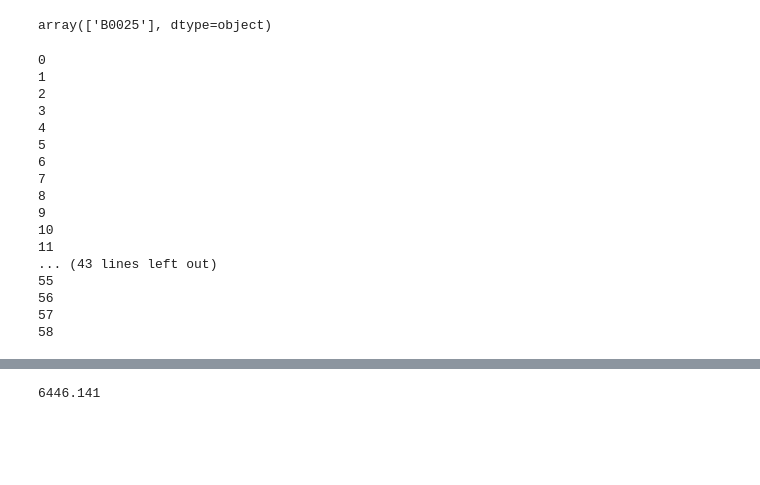
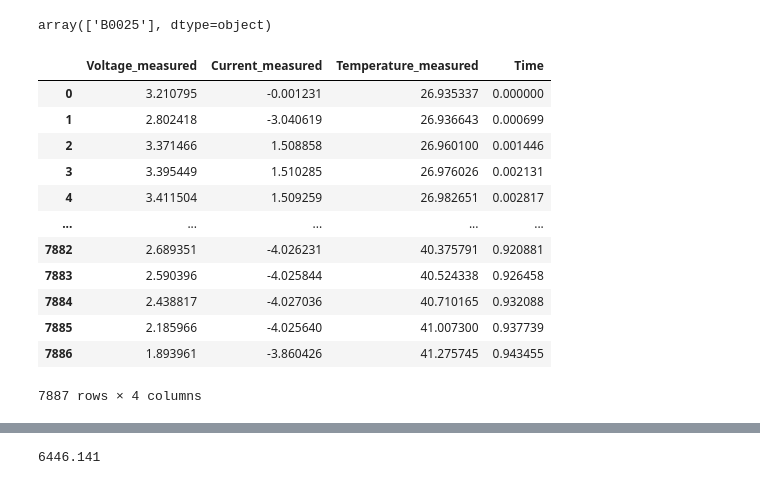
Before and after one commit to SilvianC/Almighty, a Jupyter notebook: data/BMS 데이터 산출.ipynb, the cells around one changed output, grey strips where cells are left out. Drawn from its saved outputs; the diff is of its cells as text; code cells hidden in the pictures; blank space fills up the shorter version.

Commit message:
➕ Feat(feature/#42) : Progress time 추가 및 SOC 최대치

```diff
--- a/data/BMS 데이터 산출.ipynb
+++ b/data/BMS 데이터 산출.ipynb
@@ -480,38 +480,37 @@ for battery_id in battery_id_df[19:20]:
     time = 0
     for idx, detail in battery_df.iterrows():
         if idx % 4 == 0 and idx != 0:
-            vit_df.to_csv('./vits/' + battery_id + '.csv', index=False)
+            vit_df['Time'] /= 3600
+            vit_df.to_csv('./battery/' + str(battery_id) + "_" + str(idx)  + '.csv', index=False)
             vit_df = pd.DataFrame()
-    #     temp_df = pd.read_csv('./log/' +  battery_df.iloc[idx]['filename'])
 
-    #     if detail['type'] == 'discharge':
-    #         temp_df = temp_df[temp_df['Current_load'] > 0.1].reset_index(drop=True)
-    #     # elif detail['type'] == 'charge':
-    #     #     temp_df = temp_df[temp_df['Current_charge'] > 0].reset_index(drop=True)
+        temp_df = pd.read_csv('./log/' +  battery_df.iloc[idx]['filename'])
 
-    #     # temp_df['Time'] += time
-    #     time = temp_df['Time'][-1:].iloc[0] + 10
-    #     # print(temp_df['Time'][-1:].iloc[0])
-    #     print(idx)
+        if detail['type'] == 'discharge':
+            temp_df = temp_df[temp_df['Current_load'] > 0.1].reset_index(drop=True)
+        # elif detail['type'] == 'charge':
+        #     temp_df = temp_df[temp_df['Current_charge'] > 0].reset_index(drop=True)
 
-    #     temp_df = temp_df[temp_df.columns[~temp_df.columns.isin(['Current_load', 'Voltage_load', 'Current_charge', 'Voltage_charge'])]]
-    #     vit_df = pd.concat([vit_df, temp_df], ignore_index=True)
-    # vit_df['Time'] /= 3600
+        temp_df['Time'] += time
+        time = temp_df['Time'][-1:].iloc[0] + 10
+        # print(temp_df['Time'][-1:].iloc[0])
+
+        temp_df = temp_df[temp_df.columns[~temp_df.columns.isin(['Current_load', 'Voltage_load', 'Current_charge', 'Voltage_charge'])]]
+        vit_df = pd.concat([vit_df, temp_df], ignore_index=True)
-# %% [output]
-0
-1
-2
-3
-4
-5
-6
-7
-8
-9
-10
-11
-... (43 lines left out)
-55
-56
-57
-58
+# %%
+bat_df = pd.read_csv("./battery/B0025_4.csv")
+bat_df
+# %% [output]
+|  | Voltage_measured | Current_measured | Temperature_measured | Time |
+| 0 | 3.210795 | -0.001231 | 26.935337 | 0.000000 |
+| 1 | 2.802418 | -3.040619 | 26.936643 | 0.000699 |
+| 2 | 3.371466 | 1.508858 | 26.960100 | 0.001446 |
+| 3 | 3.395449 | 1.510285 | 26.976026 | 0.002131 |
+| 4 | 3.411504 | 1.509259 | 26.982651 | 0.002817 |
+| ... | ... | ... | ... | ... |
+| 7882 | 2.689351 | -4.026231 | 40.375791 | 0.920881 |
+| 7883 | 2.590396 | -4.025844 | 40.524338 | 0.926458 |
+| 7884 | 2.438817 | -4.027036 | 40.710165 | 0.932088 |
+| 7885 | 2.185966 | -4.025640 | 41.007300 | 0.937739 |
+| 7886 | 1.893961 | -3.860426 | 41.275745 | 0.943455 |
+7887 rows × 4 columns
```
Also changed, not shown: parts of 1 cell of this notebook, 10 other files.
